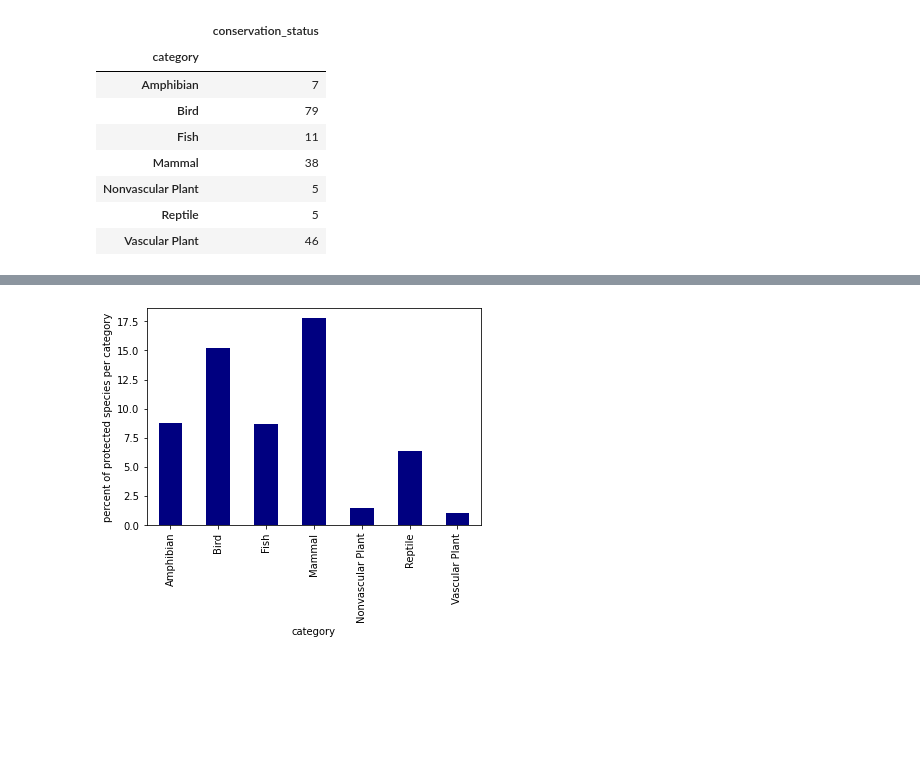
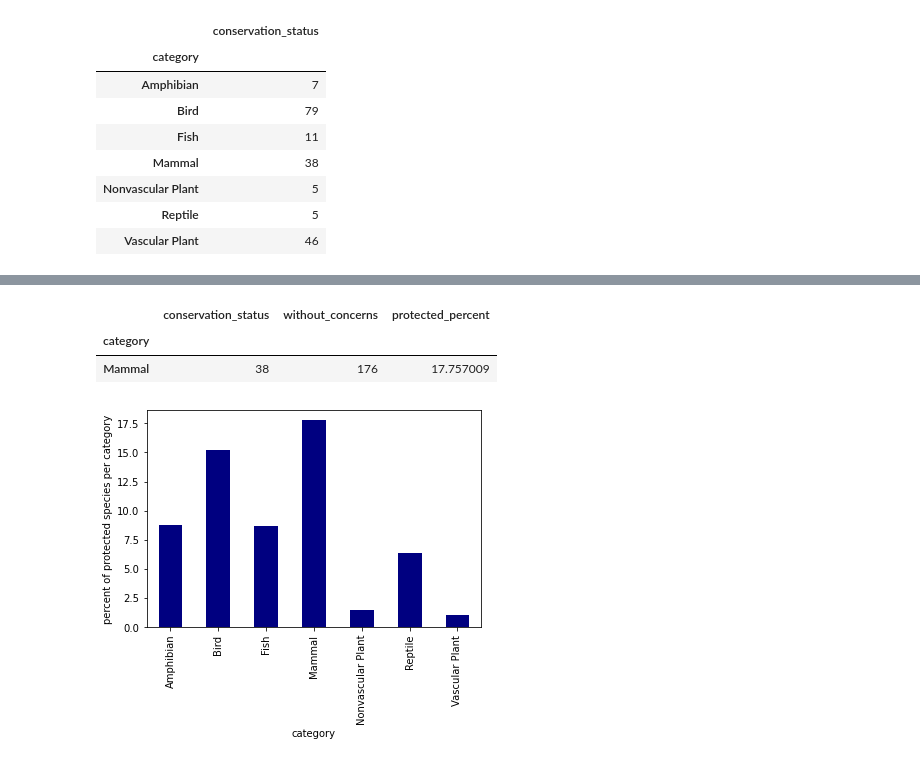
Before and after one commit to LucasArg00/biodiversity_codeacademy, a Jupyter notebook: biodiversity.ipynb, the cells around one changed output, grey strips where cells are left out. Cells and saved outputs as stored; diff of their text form; code cells hidden in the pictures; blank space fills up the shorter version.

```diff
--- a/biodiversity.ipynb
+++ b/biodiversity.ipynb
@@ -286,3 +291,9 @@ protected
+# %%
+protected.loc[["Mammal"]]
+# %% [output]
+|  | conservation_status | without_concerns | protected_percent |
+| category |  |  |  |
+| Mammal | 38 | 176 | 17.757009 |
 # %%
 protected['protected_percent'].plot(kind='bar', colormap="jet")
 plt.ylabel("percent of protected species per category")
```
Also changed, not shown: parts of 10 cells of this notebook.
